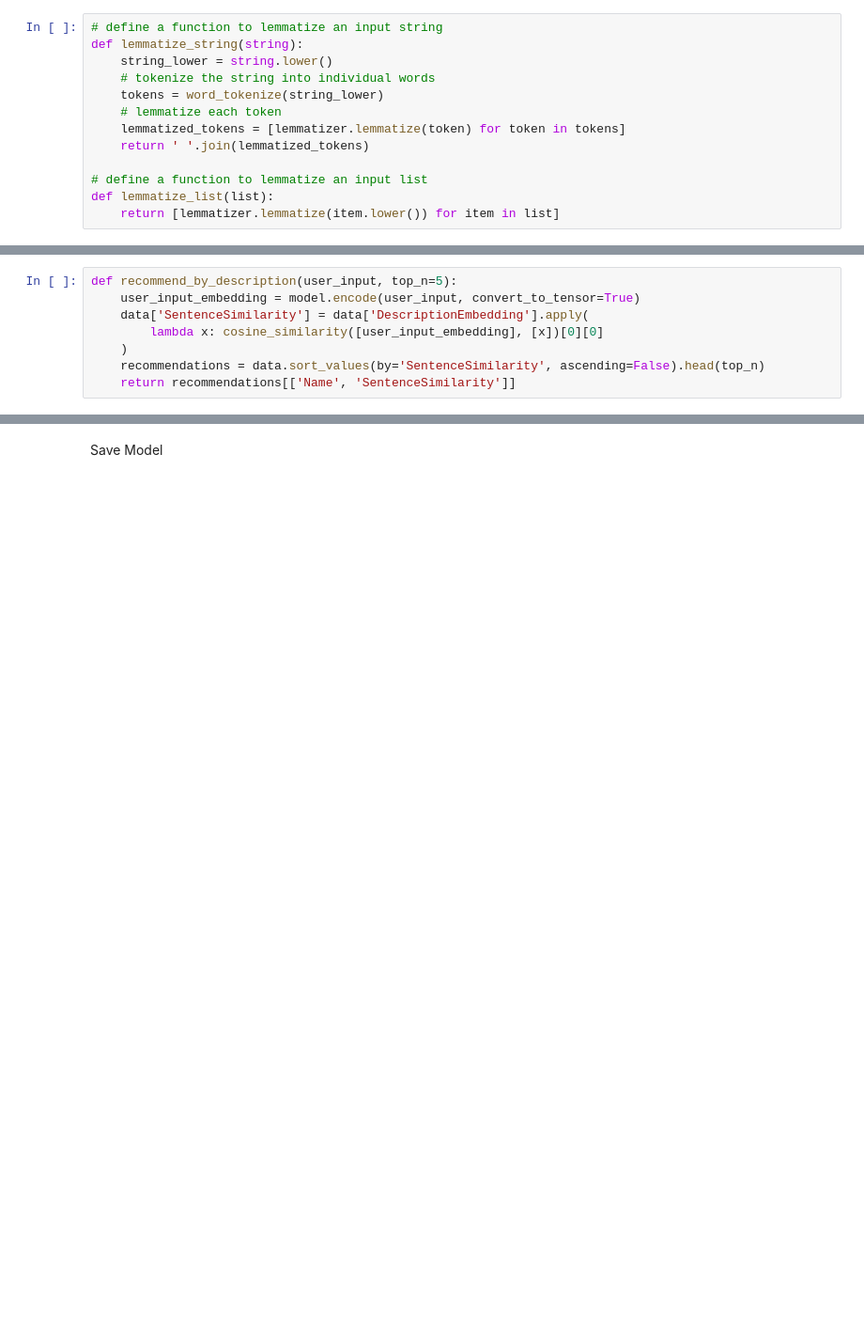
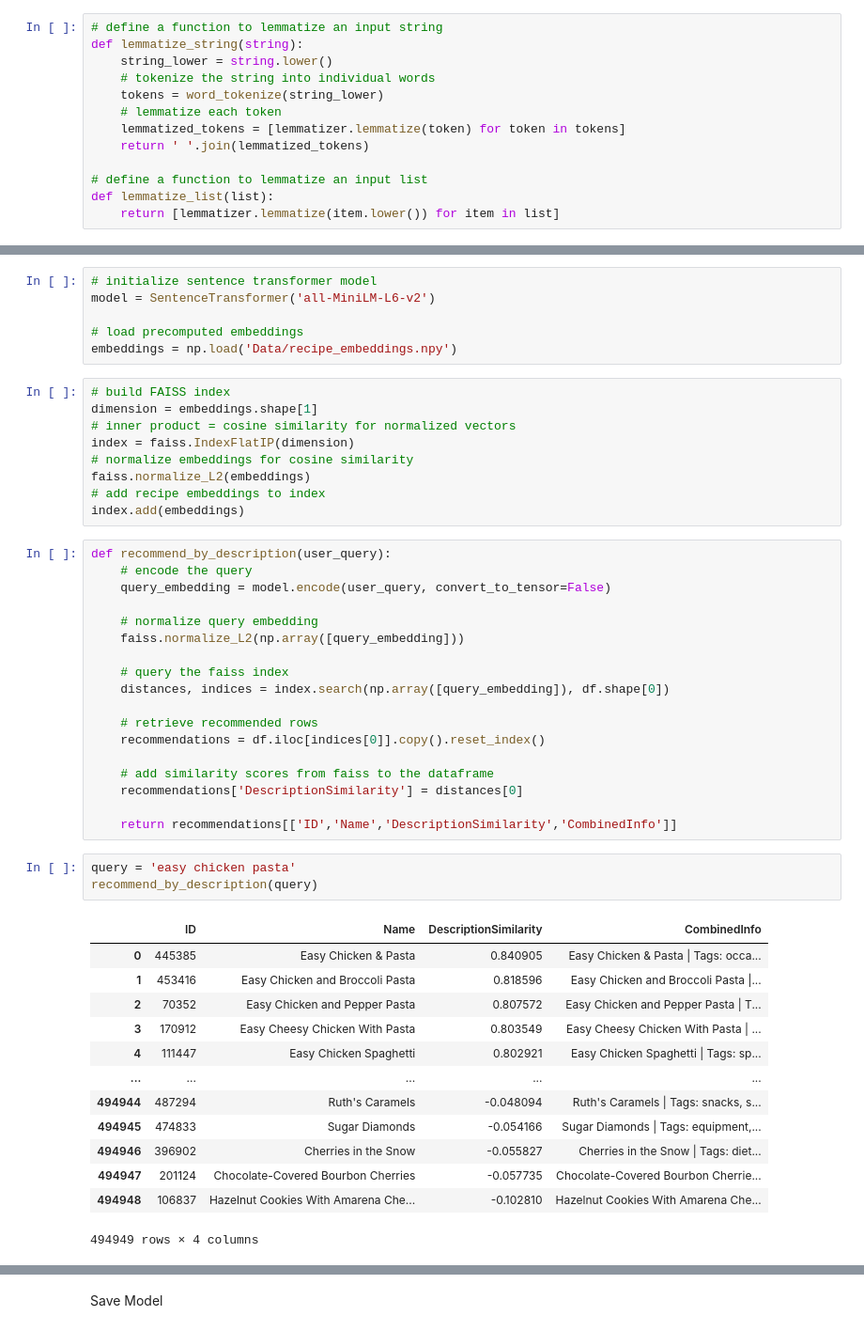
Before and after one commit to Jguan10/Dishcovery, a Jupyter notebook: recommender copy.ipynb, the cells around one changed output, grey strips where cells are left out. Shown: that part at 94% size. Saved outputs shown, nothing was run; the diff lists cells and outputs as text; blank space fills up the shorter version.

```diff
--- a/recommender copy.ipynb
+++ b/recommender copy.ipynb
@@ -99,8 +91,0 @@ data['DescriptionEmbedding'] = list(model.encode(data['Name_Description'], conve
-# %%
-def recommend_by_description(user_input, top_n=5):
-    user_input_embedding = model.encode(user_input, convert_to_tensor=True)
-    data['SentenceSimilarity'] = data['DescriptionEmbedding'].apply(
-        lambda x: cosine_similarity([user_input_embedding], [x])[0][0]
-    )
-    recommendations = data.sort_values(by='SentenceSimilarity', ascending=False).head(top_n)
-    return recommendations[['Name', 'SentenceSimilarity']]
@@ -137,0 +112,50 @@ recommend(ingredients_list, excluded_ingredients=excluded_ingredients)
+# %%
+# initialize sentence transformer model
+model = SentenceTransformer('all-MiniLM-L6-v2')
+
+# load precomputed embeddings
+embeddings = np.load('Data/recipe_embeddings.npy')
+# %%
+# build FAISS index
+dimension = embeddings.shape[1]
+# inner product = cosine similarity for normalized vectors
+index = faiss.IndexFlatIP(dimension)
+# normalize embeddings for cosine similarity
+faiss.normalize_L2(embeddings)
+# add recipe embeddings to index
+index.add(embeddings)
+# %%
+def recommend_by_description(user_query):
+    # encode the query
+    query_embedding = model.encode(user_query, convert_to_tensor=False)
+
+    # normalize query embedding
+    faiss.normalize_L2(np.array([query_embedding]))
+
+    # query the faiss index
+    distances, indices = index.search(np.array([query_embedding]), df.shape[0])
+
+    # retrieve recommended rows
+    recommendations = df.iloc[indices[0]].copy().reset_index()
+
+    # add similarity scores from faiss to the dataframe
+    recommendations['DescriptionSimilarity'] = distances[0]
+
+    return recommendations[['ID','Name','DescriptionSimilarity','CombinedInfo']]
+# %%
+query = 'easy chicken pasta'
+recommend_by_description(query)
+# %% [output]
+|  | ID | Name | DescriptionSimilarity | CombinedInfo |
+| 0 | 445385 | Easy Chicken & Pasta | 0.840905 | Easy Chicken & Pasta | Tags: occa... |
+| 1 | 453416 | Easy Chicken and Broccoli Pasta | 0.818596 | Easy Chicken and Broccoli Pasta |... |
+| 2 | 70352 | Easy Chicken and Pepper Pasta | 0.807572 | Easy Chicken and Pepper Pasta | T... |
+| 3 | 170912 | Easy Cheesy Chicken With Pasta | 0.803549 | Easy Cheesy Chicken With Pasta | ... |
+| 4 | 111447 | Easy Chicken Spaghetti | 0.802921 | Easy Chicken Spaghetti | Tags: sp... |
+| ... | ... | ... | ... | ... |
+| 494944 | 487294 | Ruth's Caramels | -0.048094 | Ruth's Caramels | Tags: snacks, s... |
+| 494945 | 474833 | Sugar Diamonds | -0.054166 | Sugar Diamonds | Tags: equipment,... |
+| 494946 | 396902 | Cherries in the Snow | -0.055827 | Cherries in the Snow | Tags: diet... |
+| 494947 | 201124 | Chocolate-Covered Bourbon Cherries | -0.057735 | Chocolate-Covered Bourbon Cherrie... |
+| 494948 | 106837 | Hazelnut Cookies With Amarena Che... | -0.102810 | Hazelnut Cookies With Amarena Che... |
+494949 rows × 4 columns
```
Also changed, not shown: parts of 26 cells of this notebook.
